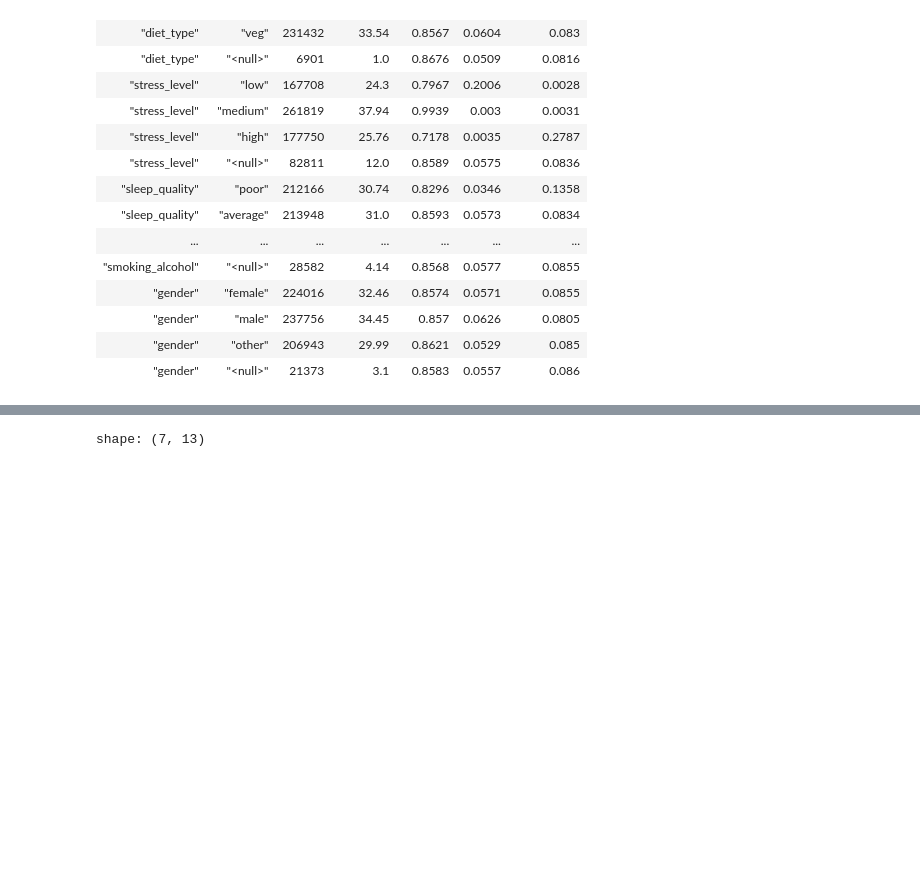
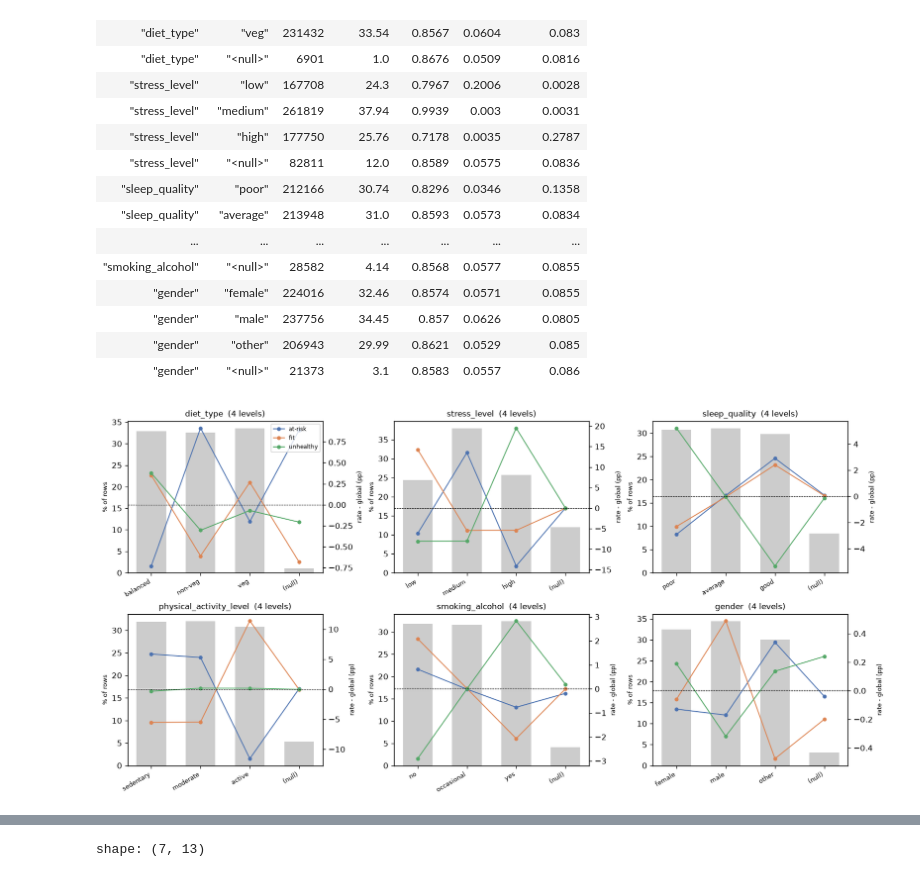
Before and after one commit to epsilonlog/comp-playground-series-s6e7, a Jupyter notebook: notebooks/01_eda.ipynb, the cells around one changed output, grey strips where cells are left out. Cells and saved outputs as stored; diff of their text form; code cells hidden in the pictures; blank space fills up the shorter version.

```diff
--- a/notebooks/01_eda.ipynb
+++ b/notebooks/01_eda.ipynb
@@ -107,4 +164,11 @@ shape: (24, 7)
 | "gender" | "male" | 237756 | 34.45 | 0.857 | 0.0626 | 0.0805 |
 | "gender" | "other" | 206943 | 29.99 | 0.8621 | 0.0529 | 0.085 |
 | "gender" | "<null>" | 21373 | 3.1 | 0.8583 | 0.0557 | 0.086 |
+# %%
+# The same table as a picture: grey bars = level shares, colored markers = per-class
+# rate deviation from the global rate in pp. A zigzag in the markers is the
+# non-contiguity warning the encoding judgement rests on.
+plots.categorical_grid(train, io.CATEGORICAL_COLS, io.TARGET)
+# %% [output]
+[figure, added]
 # %% [markdown]
```
Also changed, not shown: parts of 12 cells of this notebook, 1 other file.
